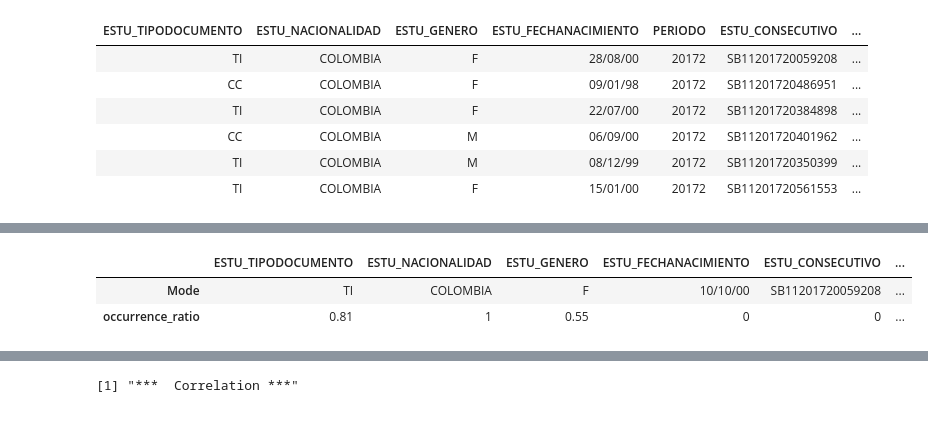
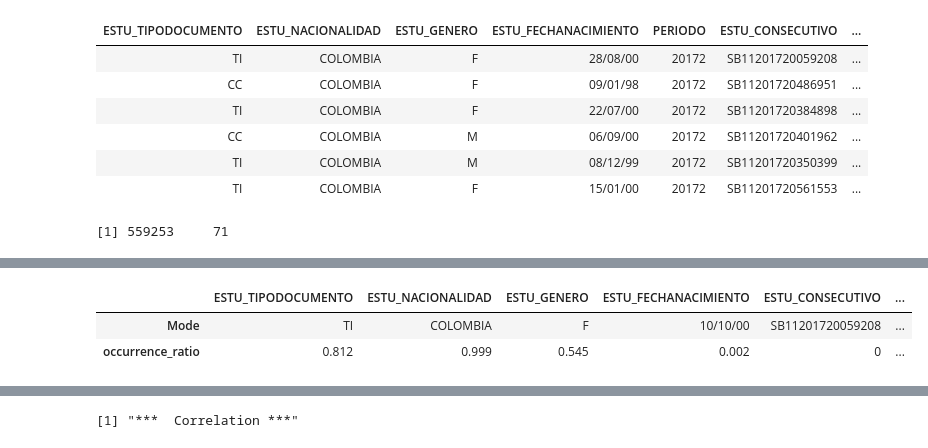
Before and after one commit to ingJSNA/dataMining2018, a Jupyter notebook: ICFES 1 Exploratory Analysis.ipynb, the cells around one changed output, grey strips where cells are left out. Cells and saved outputs as stored; diff of their text form; code cells hidden in the pictures.

```diff
--- a/ICFES 1 Exploratory Analysis.ipynb
+++ b/ICFES 1 Exploratory Analysis.ipynb
@@ -1,6 +1,8 @@
 # %%
 icfes <- read.csv("./data/ICFES/01_Sin_codigos.csv", header=TRUE)
 head(icfes)
+
+dim(icfes)
 # %% [output]
 | ESTU_TIPODOCUMENTO | ESTU_NACIONALIDAD | ESTU_GENERO | ESTU_FECHANACIMIENTO | PERIODO | ESTU_CONSECUTIVO | ... |
 | TI | COLOMBIA | F | 28/08/00 | 20172 | SB11201720059208 | ... |
@@ -9,6 +11,7 @@ head(icfes)
 | CC | COLOMBIA | M | 06/09/00 | 20172 | SB11201720401962 | ... |
 | TI | COLOMBIA | M | 08/12/99 | 20172 | SB11201720350399 | ... |
 | TI | COLOMBIA | F | 15/01/00 | 20172 | SB11201720561553 | ... |
+[1] 559253     71
 # %%
 Mode <- function(x) {
   ux <- unique(x)
@@ -20,33 +23,37 @@ my.summary <- function(x, na.rm=TRUE){
   result <- c(Mean = mean(x, na.rm=na.rm),
               Median = median(x, na.rm=na.rm),
               #Var = var(x, na.rm=na.rm),
               SD = sd(x, na.rm=na.rm),
               Min = min(x, na.rm=na.rm),
               Max = max(x, na.rm=na.rm),
               Count = length(x))
     result <- round(result, digits=3)
 }
 
 # Defining the function, remove NA values by default
 nominal.summary <- function(x, na.rm=TRUE){
   result <- c(Mode = as.character(Mode(x)),
-              occurrence_ratio = round(length(which(x == Mode(x))) / length(x), digits=2))
+              occurrence_ratio = round(length(which(x == Mode(x))) / length(x), digits=3))
 }
 
 # Identifying numeric columns
 ind <- sapply(icfes, is.numeric)
 # Applying the summary function to numeric columns only
 sapply(icfes[, ind], my.summary)
 
-sapply(icfes[, !ind], nominal.summary)
+summarydata <- sapply(icfes[, !ind], nominal.summary)
+
+mydata <- sapply(icfes[, ind], nominal.summary)
+
+summarydata
 # %% [output]
 |  | PERIODO | COLE_COD_DANE_ESTABLECIMIENTO | COLE_COD_DANE_SEDE | PUNT_LECTURA_CRITICA | PERCENTIL_LECTURA_CRITICA | ... |
 | Mean | 20171.977 | 207884231287 | 208391162855 | 53.399 | 50.478 | ... |
 | Median | 20172.000 | 176000000000 | 176000000000 | 53.000 | 51.000 | ... |
 | SD | 0.151 | 95416706598 | 96085479413 | 9.889 | 28.895 | ... |
 | Min | 20171.000 | 105000000000 | 105000000000 | 0.000 | 1.000 | ... |
 | Max | 20172.000 | 855000000000 | 855000000000 | 100.000 | 100.000 | ... |
 | Count | 559253.000 | 559253 | 559253 | 559253.000 | 559253.000 | ... |
 |  | ESTU_TIPODOCUMENTO | ESTU_NACIONALIDAD | ESTU_GENERO | ESTU_FECHANACIMIENTO | ESTU_CONSECUTIVO | ... |
 | Mode | TI | COLOMBIA | F | 10/10/00 | SB11201720059208 | ... |
-| occurrence_ratio | 0.81 | 1 | 0.55 | 0 | 0 | ... |
+| occurrence_ratio | 0.812 | 0.999 | 0.545 | 0.002 | 0 | ... |
```
Also changed, not shown: parts of 4 cells of this notebook, 1 other file.
